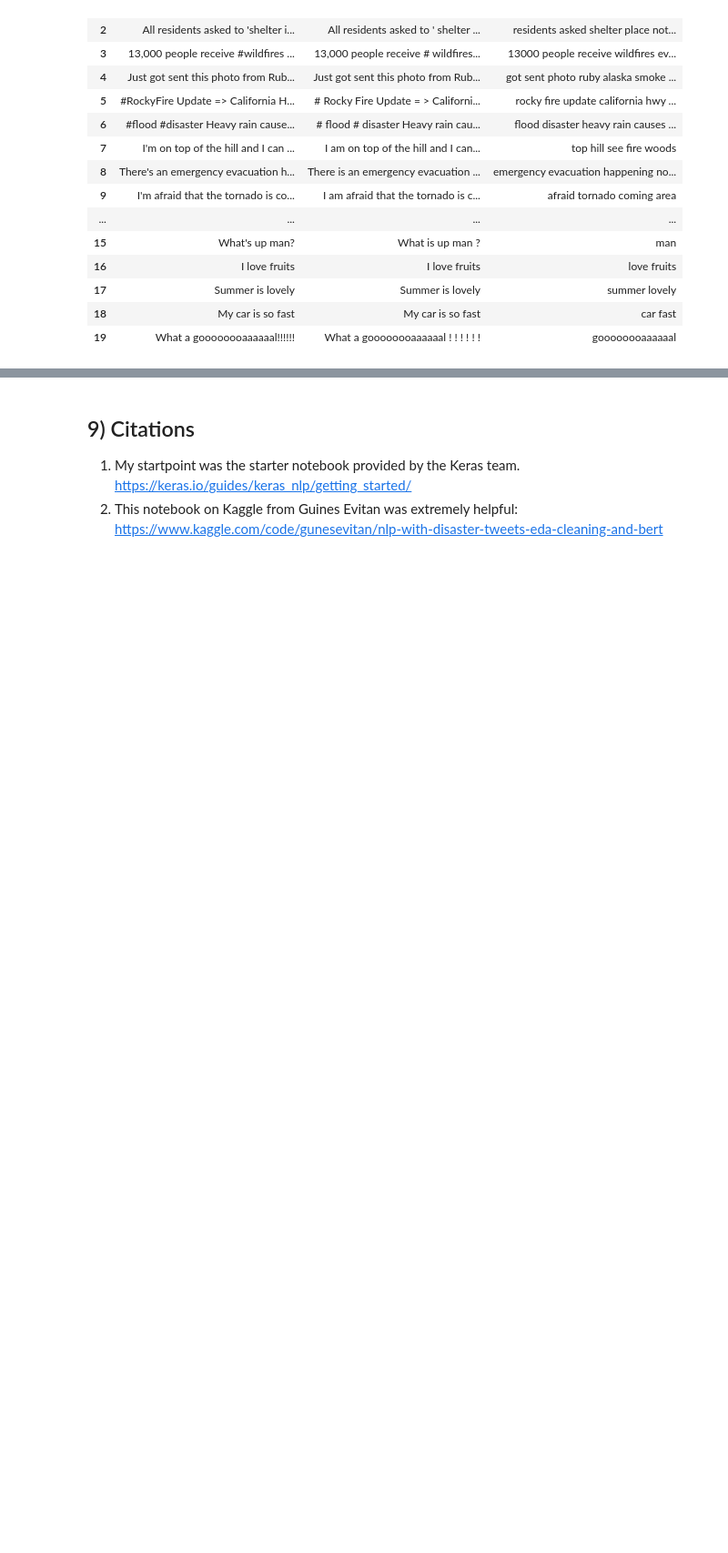
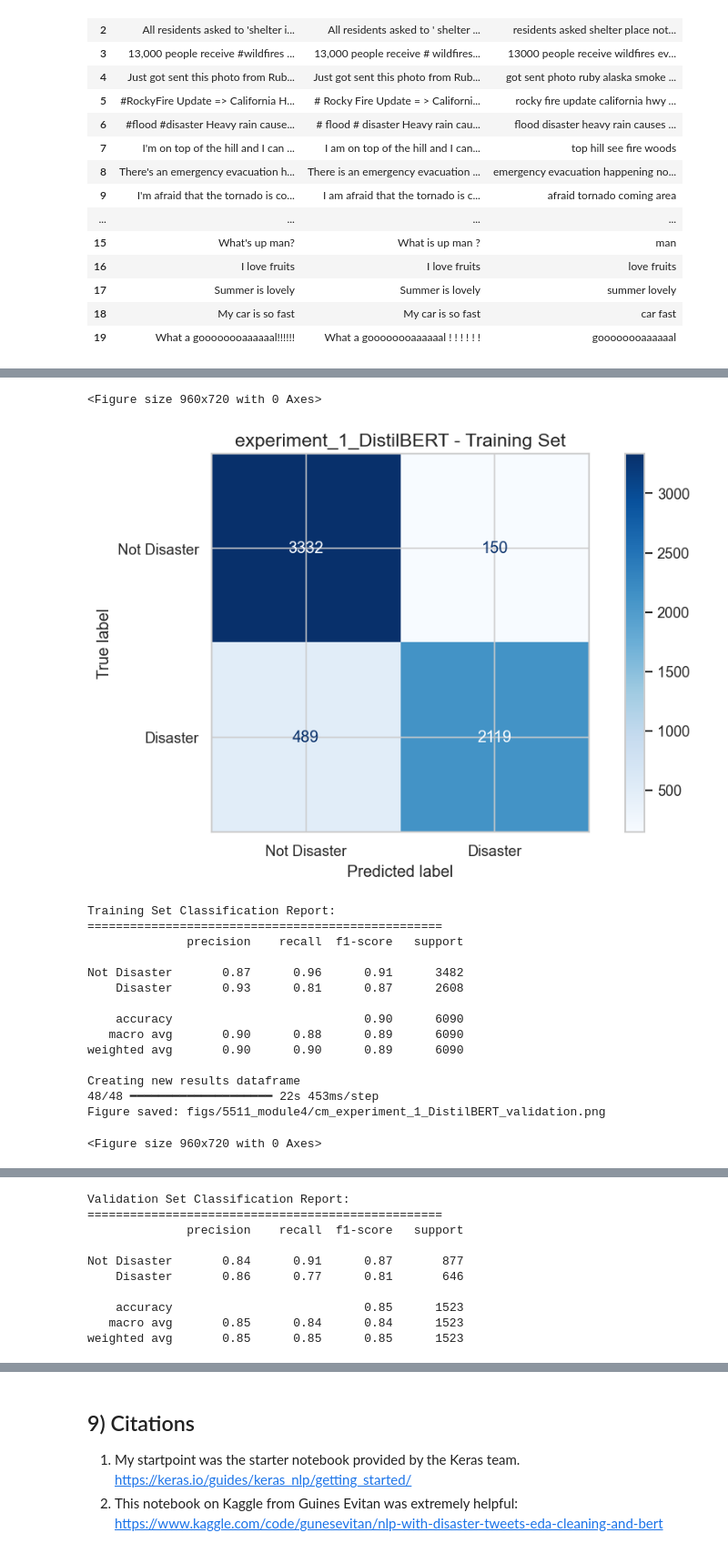
Before and after one commit to sean-coffey/ml-course-work, a Jupyter notebook: 5511_module4.ipynb, the cells around one changed output, grey strips where cells are left out. Shown at 91% size. Saved outputs shown, nothing was run; the diff lists cells and outputs as text; code cells hidden in the pictures; blank space fills up the shorter version.

Commit message:
DTSA 5511 - module 5 version 1

```diff
--- a/5511_module4.ipynb
+++ b/5511_module4.ipynb
@@ -758,13 +567,0 @@ class Experiment():
-# %%
-experiment_1 = Experiment(name='experiment_1',
-                          model_type='DistilBERT',
-                          input='text_cleaned',
-                          target='target_relabeled',
-                          optimizer=Adam(learning_rate=1e-5),
-                          loss=keras.losses.SparseCategoricalCrossentropy(from_logits=True),
-                          epochs=2,
-                          batch_size=32)
-
-X_train, X_val, y_train, y_val = experiment_1.setup_data(df=df_train, val_split=0.2)
-experiment_1.add_model(model_type='DistilBERT', verbose=True)
-history = experiment_1.run(X_train, X_val, y_train, y_val)
@@ -976,0 +974,13 @@ displayConfusionMatrix(y2_val, y_pred_val, dataset="Validation", model_name="Dis
+# %%
+experiment_1 = Experiment(name='experiment_1',
+                          model_type='DistilBERT',
+                          input='text_cleaned',
+                          target='target_relabeled',
+                          learning_rate=1e-5,
+                          loss=keras.losses.SparseCategoricalCrossentropy(from_logits=True),
+                          epochs=2,
+                          batch_size=32)
+experiment = experiment_1
+X_train, X_val, y_train, y_val = experiment.setup_data(df=df_train, val_split=0.2)
+# train the model
+history = experiment.run(X_train, X_val, y_train, y_val)
@@ -976,0 +1034,10 @@ displayConfusionMatrix(y2_val, y_pred_val, dataset="Validation", model_name="Dis
+# %%
+# After each experiment
+train_results = experiment.evaluate_model_performance(X_train, y_train, "Training")
+results_df = update_results_dataframe(train_results, results_df)
+
+val_results = experiment.evaluate_model_performance(X_val, y_val, "Validation")
+results_df = update_results_dataframe(val_results, results_df)
+
+display(results_df)
+# %% [output]
@@ -976,0 +1046,17 @@ displayConfusionMatrix(y2_val, y_pred_val, dataset="Validation", model_name="Dis
+<Figure size 960x720 with 0 Axes>
+[figure, added]
+Training Set Classification Report:
+==================================================
+              precision    recall  f1-score   support
+
+Not Disaster       0.87      0.96      0.91      3482
+    Disaster       0.93      0.81      0.87      2608
+
+    accuracy                           0.90      6090
+   macro avg       0.90      0.88      0.89      6090
+weighted avg       0.90      0.90      0.89      6090
+
+Creating new results dataframe
+48/48 ━━━━━━━━━━━━━━━━━━━━ 22s 453ms/step
+Figure saved: figs/5511_module4/cm_experiment_1_DistilBERT_validation.png
+<Figure size 960x720 with 0 Axes>
@@ -976,0 +1064,10 @@ displayConfusionMatrix(y2_val, y_pred_val, dataset="Validation", model_name="Dis
+Validation Set Classification Report:
+==================================================
+              precision    recall  f1-score   support
+
+Not Disaster       0.84      0.91      0.87       877
+    Disaster       0.86      0.77      0.81       646
+
+    accuracy                           0.85      1523
+   macro avg       0.85      0.84      0.84      1523
+weighted avg       0.85      0.85      0.85      1523
```
Also changed, not shown: parts of 36 cells of this notebook, 2 other files.
